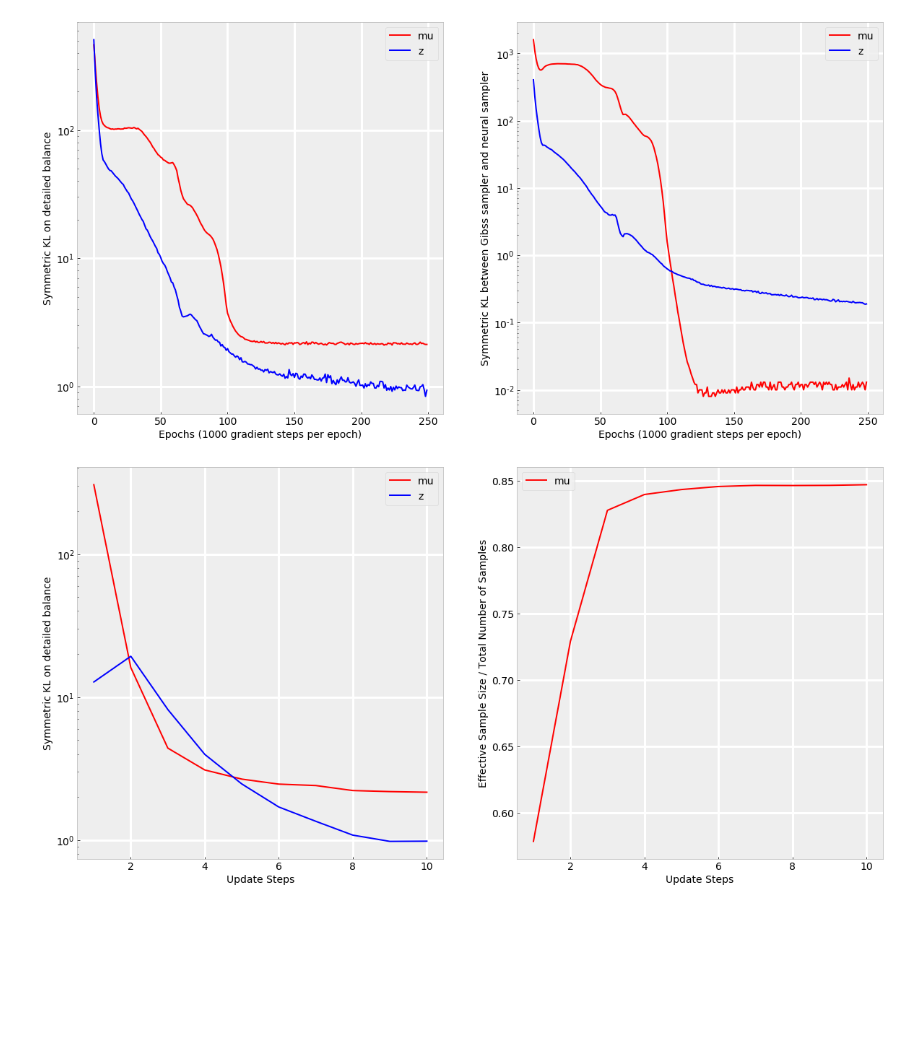
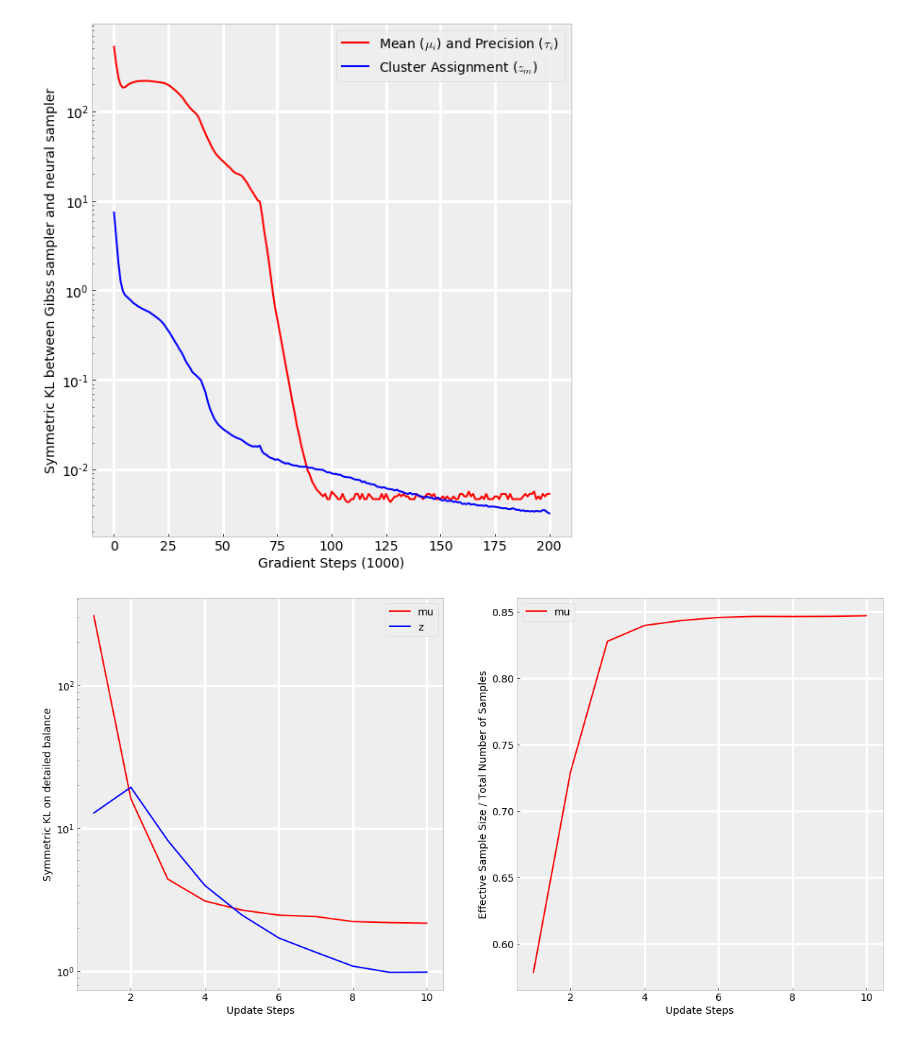
Before and after one commit to hao-w/apgs, a Jupyter notebook: GMM/plot results.ipynb, the cells around one changed output. Drawn from its saved outputs; the diff is of its cells as text; code cells hidden in the pictures; blank space fills up the shorter version.

```diff
--- a/GMM/plot results.ipynb
+++ b/GMM/plot results.ipynb
@@ -8,33 +8,22 @@ import pandas as pd
 import seaborn as sns
 plt.style.use("bmh")
 # %%
-PATH = 'ep-10steps-10samples'
+PATH = 'soft-prior-10steps-10samples'
 df = pd.read_csv('results/log-%s.txt' % PATH, sep=',  ', engine='python')
 SAMPLE_SIZE = 10
 # %%
 fig = plt.figure(figsize=(20, 10))
-ax1 = fig.add_subplot(1, 2, 1)
+ax1 = fig.add_subplot(1, 2, 2)
 ax1.set_yscale("log")
-ax1.plot(df["DB_eta"].values, 'r', label='mu')
-ax1.plot(df["DB_z"].values, 'b', label='z')
+ax1.plot((df["KL_eta_ex"].values + df["KL_eta_in"].values) / 3, 'r', label=r'Mean ($\mu_i$) and Precision ($\tau_i$)')
+ax1.plot((df["KL_z_ex"].values + df["KL_z_in"].values) / 60 , 'b', label=r'Cluster Assignment ($z_m$)')
+ax1.legend(fontsize=14)
 ax1.tick_params(labelsize=14)
-ax1.legend(fontsize=14)
-ax1.set_xlabel('Epochs (1000 gradient steps per epoch)', fontsize=14)
-ax1.set_ylabel("Symmetric KL on detailed balance", fontsize=14)
-
-ax2 = fig.add_subplot(1, 2, 2)
-ax2.set_yscale("log")
-ax2.plot(df["KL_eta_ex"].values + df["KL_eta_in"].values, 'r', label='mu')
-ax2.plot(df["KL_z_ex"].values + df["KL_z_in"].values , 'b', label='z')
-ax2.legend(fontsize=14)
-ax2.tick_params(labelsize=14)
-ax2.set_ylabel("Symmetric KL between Gibss sampler and neural sampler",fontsize=14)
-ax2.set_xlabel('Epochs (1000 gradient steps per epoch)', fontsize=14)
+ax1.set_ylabel("Symmetric KL between Gibss sampler and neural sampler",fontsize=14)
+ax1.set_xlabel('Gradient Steps (1000)', fontsize=14)
 ax1.grid(color='w', linestyle='-', linewidth=3)
-ax2.grid(color='w', linestyle='-', linewidth=3)
-plt.savefig('results/train-' + PATH + '.svg')
 # %% [output]
-[figure, old version]
+[figure, new version]
 # %%
 DB_eta = np.load('results/DB_eta.npy')
 DB_z = np.load('results/DB_z.npy')
```
Also changed, not shown: 2 other files.
